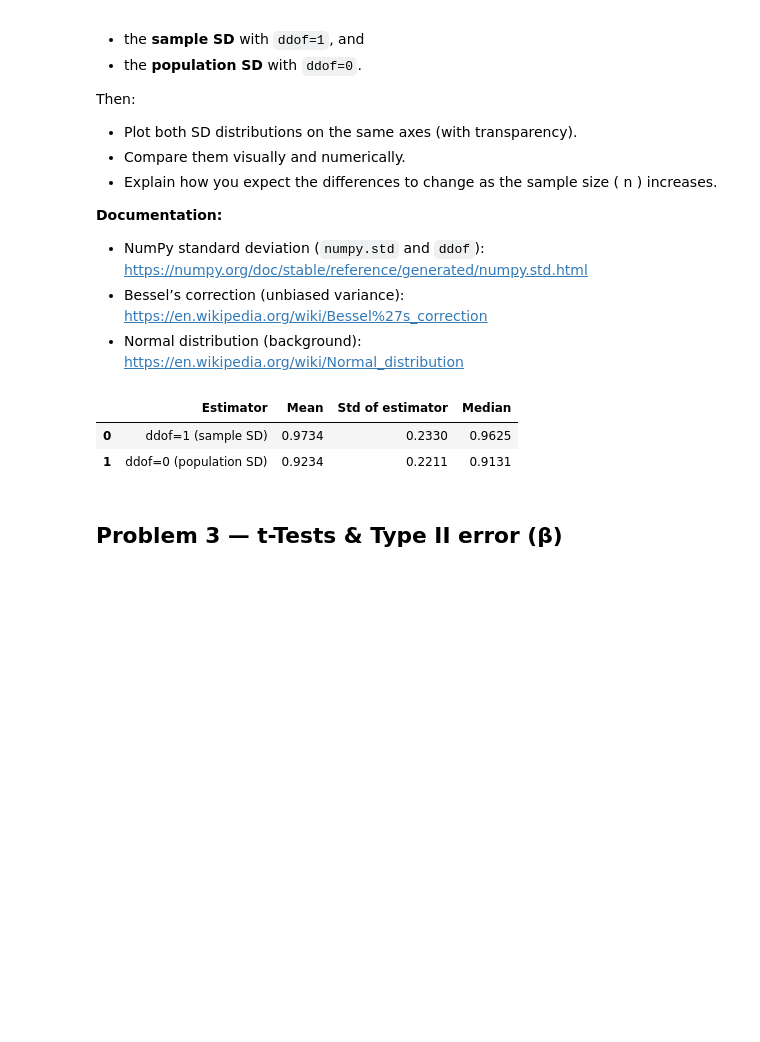
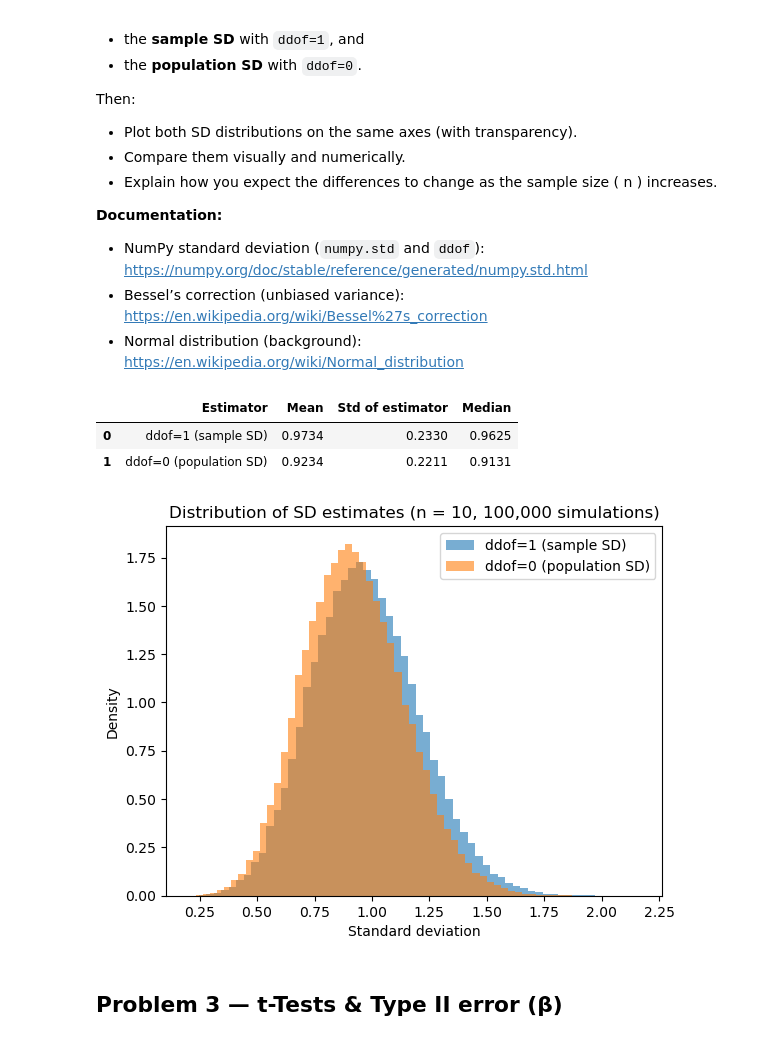
Before and after one commit to hugcamrom/applied-statistics, a Jupyter notebook: problems.ipynb, the cells around one changed output. Saved outputs shown, nothing was run; the diff lists cells and outputs as text; code cells hidden in the pictures; blank space fills up the shorter version.

Commit message:
visual comparison - overlaid histograms -

```diff
--- a/problems.ipynb
+++ b/problems.ipynb
@@ -213,33 +213,59 @@ def sds_from_normal(n_sims: int = 100_000, n: int = 10, seed: int = SEED):
     X = rng.normal(loc=0.0, scale=1.0, size=(n_sims, n))
 
     # ddof=1: sample SD (uses Bessel's correction for the variance)
     sd_sample = X.std(axis=1, ddof=1)
 
     # ddof=0: population SD (usual population formula)
     sd_pop = X.std(axis=1, ddof=0)
 
     return sd_sample, sd_pop
 
 # Run the main experiment for n = 10
 sd1, sd0 = sds_from_normal(n_sims=100_000, n=10)
 
 # ---- Numerical summary ----
 summary = pd.DataFrame({
     "Estimator": ["ddof=1 (sample SD)", "ddof=0 (population SD)"],
     "Mean": [sd1.mean(), sd0.mean()],
     "Std of estimator": [sd1.std(), sd0.std()],
     "Median": [np.median(sd1), np.median(sd0)],
 })
 
 display(summary.style.format({
     "Mean": "{:.4f}",
     "Std of estimator": "{:.4f}",
     "Median": "{:.4f}",
 }))
+
+# ---- Visual comparison: overlaid histograms ----
+fig, ax = plt.subplots()
+
+ax.hist(
+    sd1,
+    bins=60,
+    density=True,
+    alpha=0.6,
+    label="ddof=1 (sample SD)",
+)
+
+ax.hist(
+    sd0,
+    bins=60,
+    density=True,
+    alpha=0.6,
+    label="ddof=0 (population SD)",
+)
+
+ax.set_title("Distribution of SD estimates (n = 10, 100,000 simulations)")
+ax.set_xlabel("Standard deviation")
+ax.set_ylabel("Density")
+ax.legend()
+plt.show()
 # %% [output]
 |  | Estimator | Mean | Std of estimator | Median |
 | 0 | ddof=1 (sample SD) | 0.9734 | 0.2330 | 0.9625 |
 | 1 | ddof=0 (population SD) | 0.9234 | 0.2211 | 0.9131 |
+[figure, added]
 # %% [markdown]
 ## Problem 3 — t-Tests & Type II error (β)
 # %% [markdown]
```
